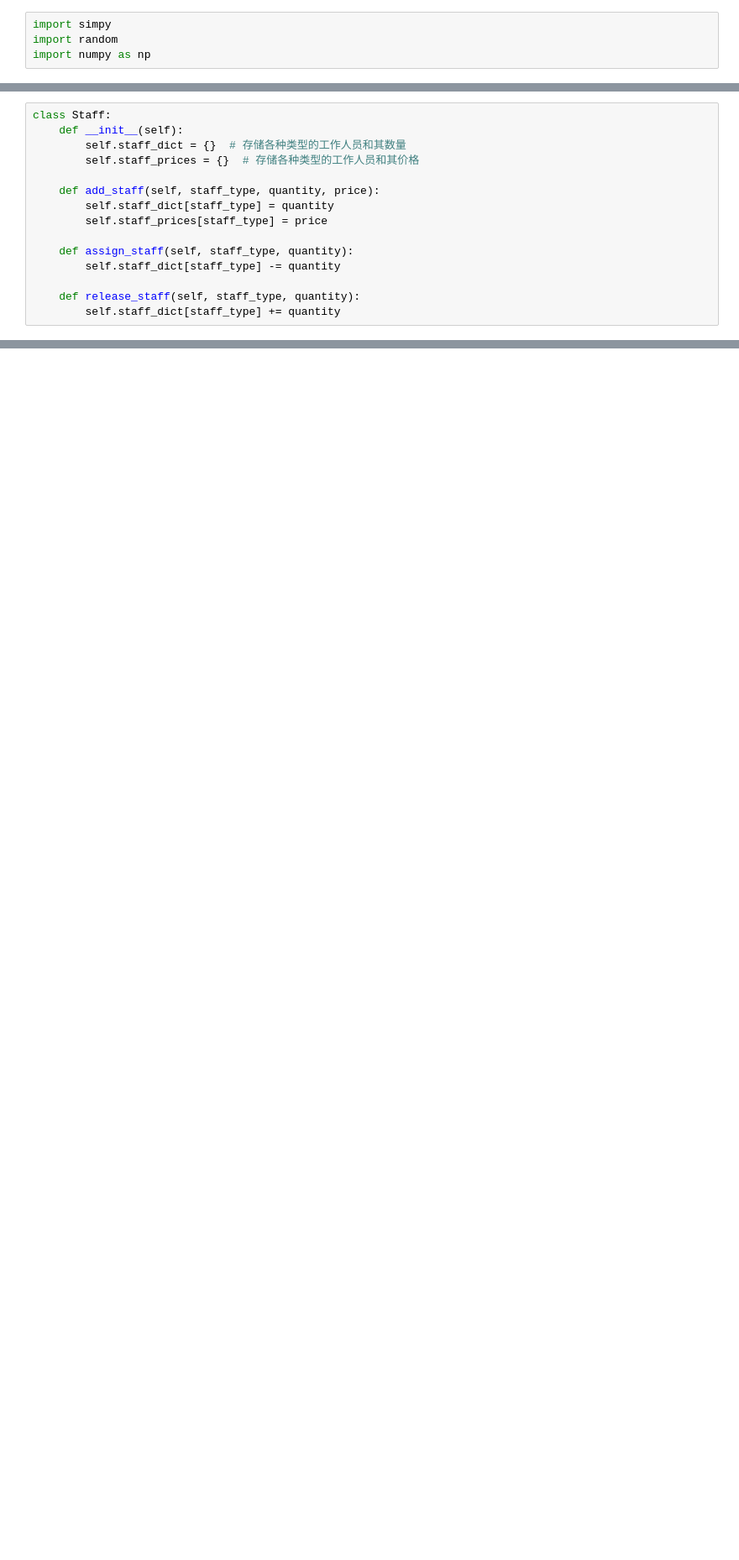
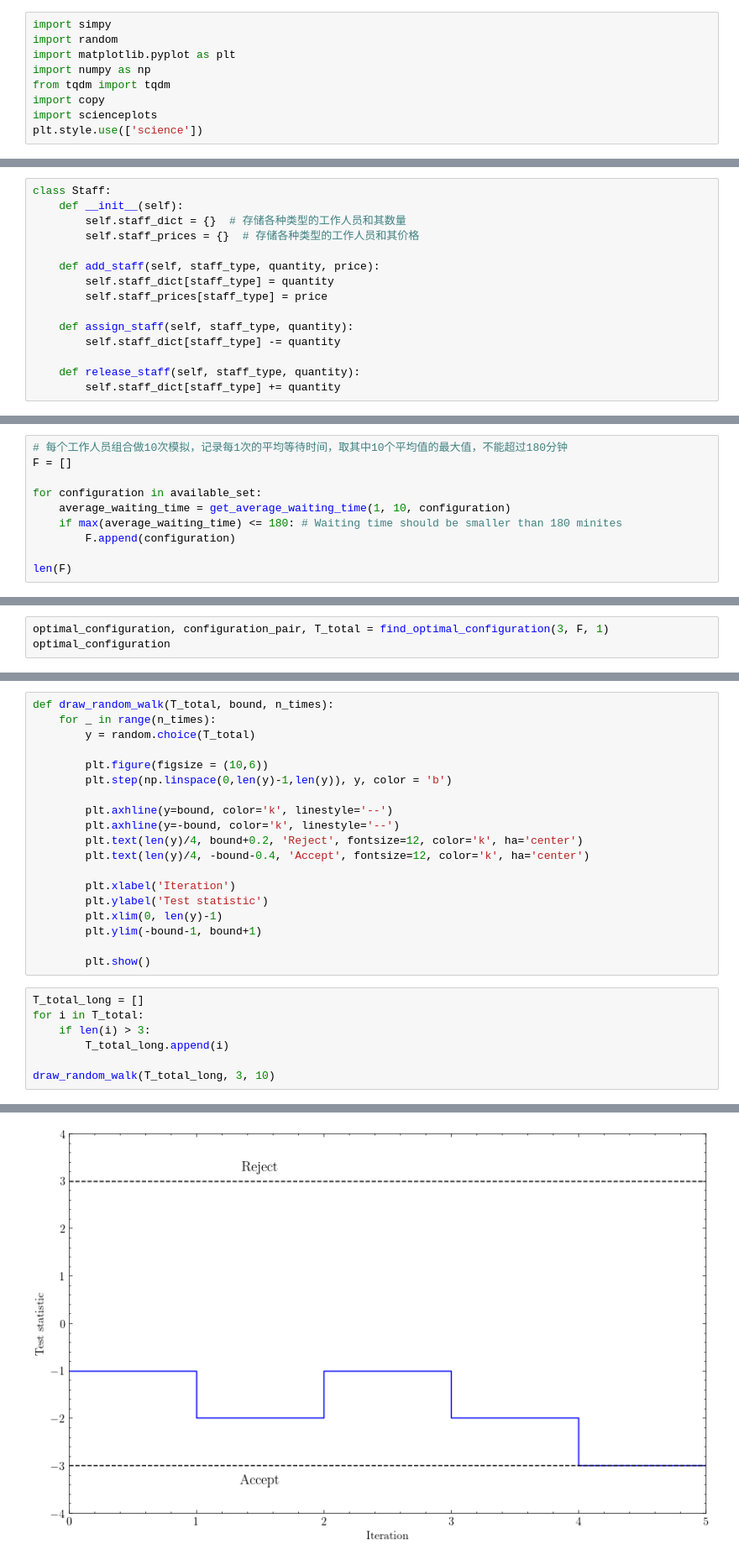
Before and after one commit to AgatheQian/EmergencyDepartmentSimulation, a Jupyter notebook: EDSimulation.ipynb, the cells around one changed output, grey strips where cells are left out. Shown: that part at 84% size. Drawn from its saved outputs; the diff is of its cells as text; blank space fills up the shorter version.

```diff
--- a/EDSimulation.ipynb
+++ b/EDSimulation.ipynb
@@ -3,7 +3,12 @@
 # %%
 import simpy
 import random
+import matplotlib.pyplot as plt
 import numpy as np
+from tqdm import tqdm
+import copy
+import scienceplots
+plt.style.use(['science'])
 # %%
 class Project:
     def __init__(self, name, time_distribution, staff_needed, **kwargs):
@@ -280,0 +527,10 @@ emergency_room Waiting Time: 0
+# %%
+# 每个工作人员组合做10次模拟，记录每1次的平均等待时间，取其中10个平均值的最大值，不能超过180分钟
+F = []
+
+for configuration in available_set:
+    average_waiting_time = get_average_waiting_time(1, 10, configuration)
+    if max(average_waiting_time) <= 180: # Waiting time should be smaller than 180 minites
+        F.append(configuration)
+
+len(F)
@@ -280,0 +642,3 @@ emergency_room Waiting Time: 0
+# %%
+optimal_configuration, configuration_pair, T_total = find_optimal_configuration(3, F, 1)
+optimal_configuration
@@ -280,0 +701,27 @@ emergency_room Waiting Time: 0
+# %%
+def draw_random_walk(T_total, bound, n_times):
+    for _ in range(n_times):
+        y = random.choice(T_total)
+
+        plt.figure(figsize = (10,6))
+        plt.step(np.linspace(0,len(y)-1,len(y)), y, color = 'b')
+
+        plt.axhline(y=bound, color='k', linestyle='--')
+        plt.axhline(y=-bound, color='k', linestyle='--')
+        plt.text(len(y)/4, bound+0.2, 'Reject', fontsize=12, color='k', ha='center')
+        plt.text(len(y)/4, -bound-0.4, 'Accept', fontsize=12, color='k', ha='center')
+
+        plt.xlabel('Iteration')
+        plt.ylabel('Test statistic')
+        plt.xlim(0, len(y)-1)
+        plt.ylim(-bound-1, bound+1)
+
+        plt.show()
+# %%
+T_total_long = []
+for i in T_total:
+    if len(i) > 3:
+        T_total_long.append(i)
+
+draw_random_walk(T_total_long, 3, 10)
+# %% [output]
@@ -280,0 +729 @@ emergency_room Waiting Time: 0
+[figure, added]
```
Also changed, not shown: parts of 21 cells of this notebook.
